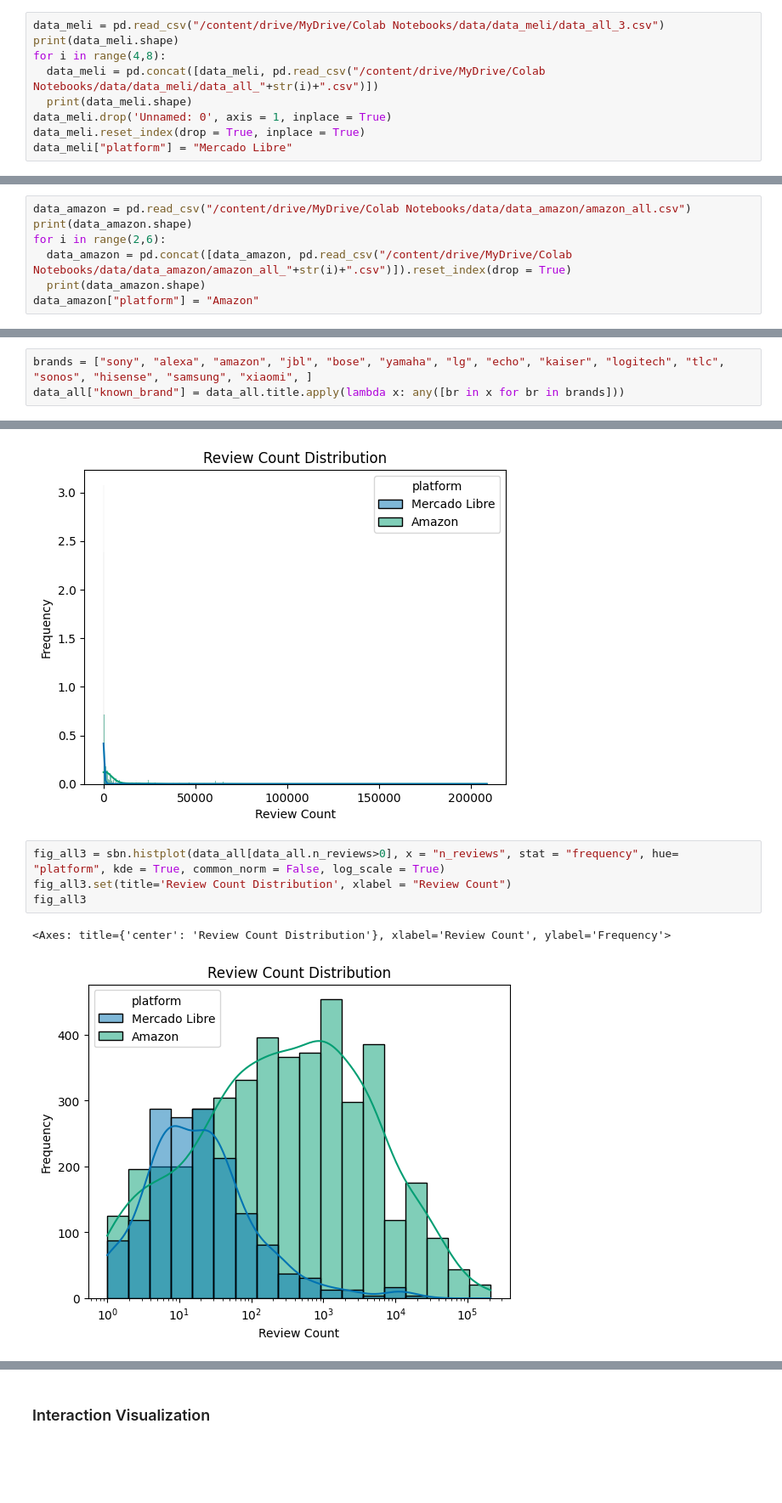
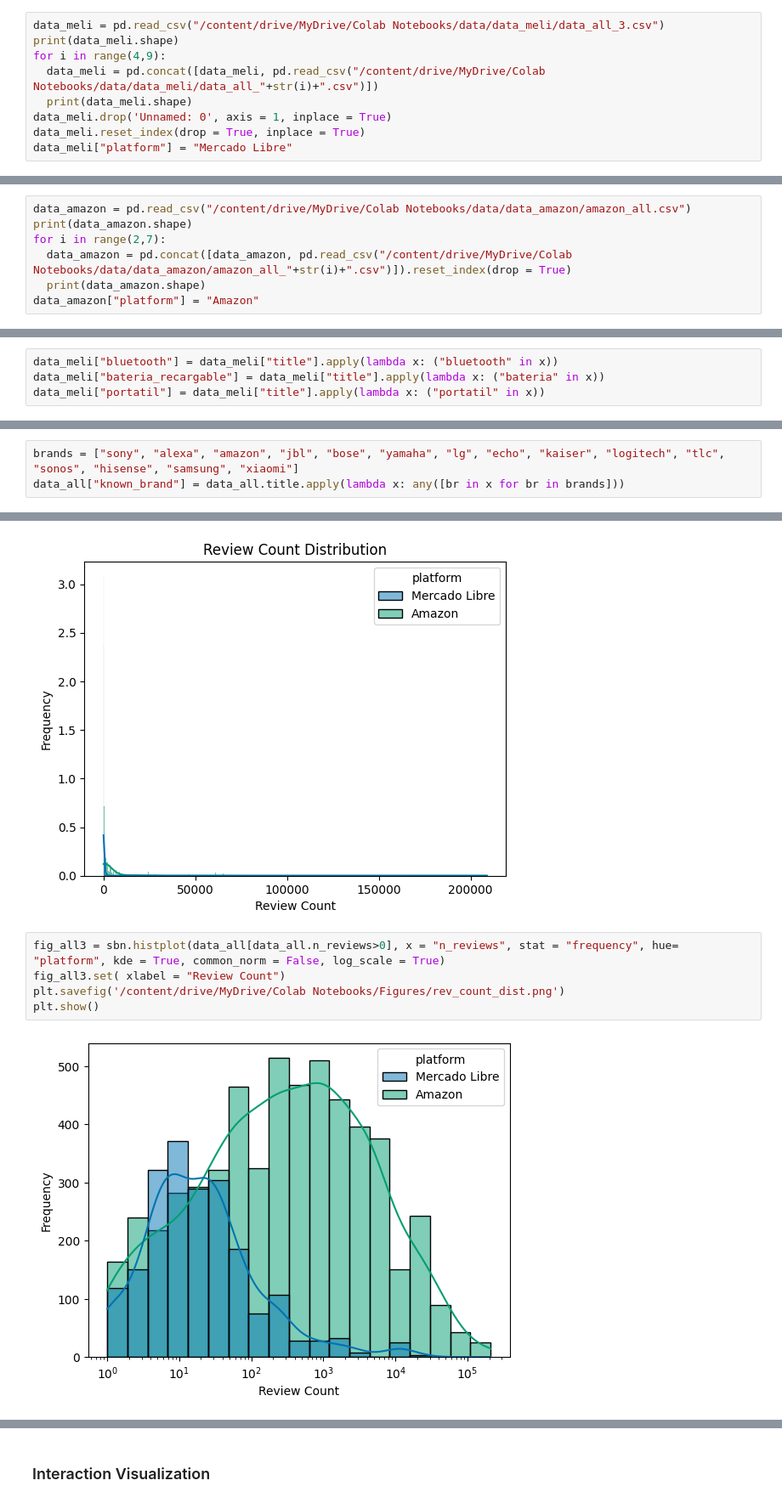
Before and after one commit to genarobasulto/SummerPaper, a Jupyter notebook: SummerPaperStatistics.ipynb, the cells around one changed output, grey strips where cells are left out. Shown at 85% size. Drawn from its saved outputs; the diff is of its cells as text; blank space fills up the shorter version.

```diff
--- a/SummerPaperStatistics.ipynb
+++ b/SummerPaperStatistics.ipynb
@@ -16,7 +17,7 @@ Drive already mounted at /content/drive; to attempt to forcibly remount, call dr
 # %%
 data_meli = pd.read_csv("/content/drive/MyDrive/Colab Notebooks/data/data_meli/data_all_3.csv")
 print(data_meli.shape)
-for i in range(4,8):
+for i in range(4,9):
   data_meli = pd.concat([data_meli, pd.read_csv("/content/drive/MyDrive/Colab Notebooks/data/data_meli/data_all_"+str(i)+".csv")])
   print(data_meli.shape)
 data_meli.drop('Unnamed: 0', axis = 1, inplace = True)
@@ -51,7 +53,7 @@ Name: 0, dtype: object
 # %%
 data_amazon = pd.read_csv("/content/drive/MyDrive/Colab Notebooks/data/data_amazon/amazon_all.csv")
 print(data_amazon.shape)
-for i in range(2,6):
+for i in range(2,7):
   data_amazon = pd.concat([data_amazon, pd.read_csv("/content/drive/MyDrive/Colab Notebooks/data/data_amazon/amazon_all_"+str(i)+".csv")]).reset_index(drop = True)
   print(data_amazon.shape)
 data_amazon["platform"] = "Amazon"
@@ -118,10 +121,14 @@ data_meli["title"] = data_meli["title"].str.lower().apply(lambda x: x.replace("
 data_amazon["bluetooth"] = data_amazon["title"].apply(lambda x: ("bluetooth" in x))
 data_amazon["bateria_recargable"] = data_amazon["title"].apply(lambda x: ("bateria" in x))
 data_amazon["portatil"] = data_amazon["title"].apply(lambda x: ("portatil" in x))
+# %%
+data_meli["bluetooth"] = data_meli["title"].apply(lambda x: ("bluetooth" in x))
+data_meli["bateria_recargable"] = data_meli["title"].apply(lambda x: ("bateria" in x))
+data_meli["portatil"] = data_meli["title"].apply(lambda x: ("portatil" in x))
 # %%
 cols_in_common = ['page', 'rank', 'title', 'link', 'n_stars', 'n_reviews', 'curr_price',
        'free_delivery', 'platform', 'bluetooth','bateria_recargable', 'portatil', 'date']
 data_all = pd.concat([data_meli[cols_in_common], data_amazon[cols_in_common]]).reset_index(drop = True)
 # %%
-brands = ["sony", "alexa", "amazon", "jbl", "bose", "yamaha", "lg", "echo", "kaiser", "logitech", "tlc", "sonos", "hisense", "samsung", "xiaomi", ]
+brands = ["sony", "alexa", "amazon", "jbl", "bose", "yamaha", "lg", "echo", "kaiser", "logitech", "tlc", "sonos", "hisense", "samsung", "xiaomi"]
 data_all["known_brand"] = data_all.title.apply(lambda x: any([br in x for br in brands]))
@@ -265,10 +273,10 @@ fig_all3
 [figure]
 # %%
 fig_all3 = sbn.histplot(data_all[data_all.n_reviews>0], x = "n_reviews", stat = "frequency", hue= "platform", kde = True, common_norm = False, log_scale = True)
-fig_all3.set(title='Review Count Distribution', xlabel = "Review Count")
-fig_all3
+fig_all3.set( xlabel = "Review Count")
+plt.savefig('/content/drive/MyDrive/Colab Notebooks/Figures/rev_count_dist.png')
+plt.show()
 # %% [output]
-<Axes: title={'center': 'Review Count Distribution'}, xlabel='Review Count', ylabel='Frequency'>
-[figure, old version]
+[figure, new version]
 # %%
 fig_all4 = sbn.histplot(data_all, x = "free_delivery", hue = "platform",stat = 'density', multiple = "dodge", common_norm=False)
```
Also changed, not shown: parts of 32 cells of this notebook, 2 other files.
